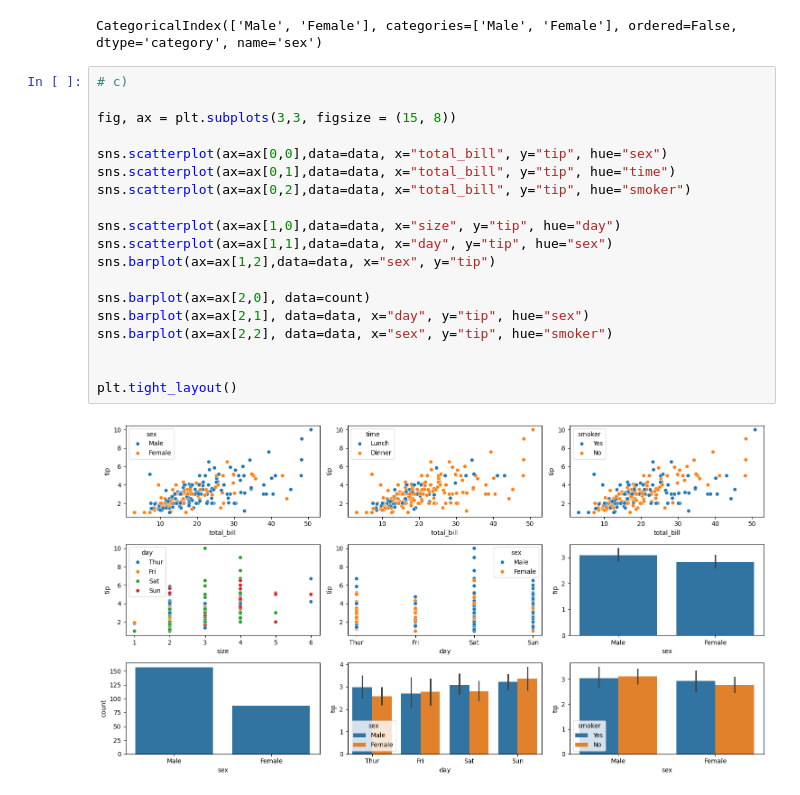
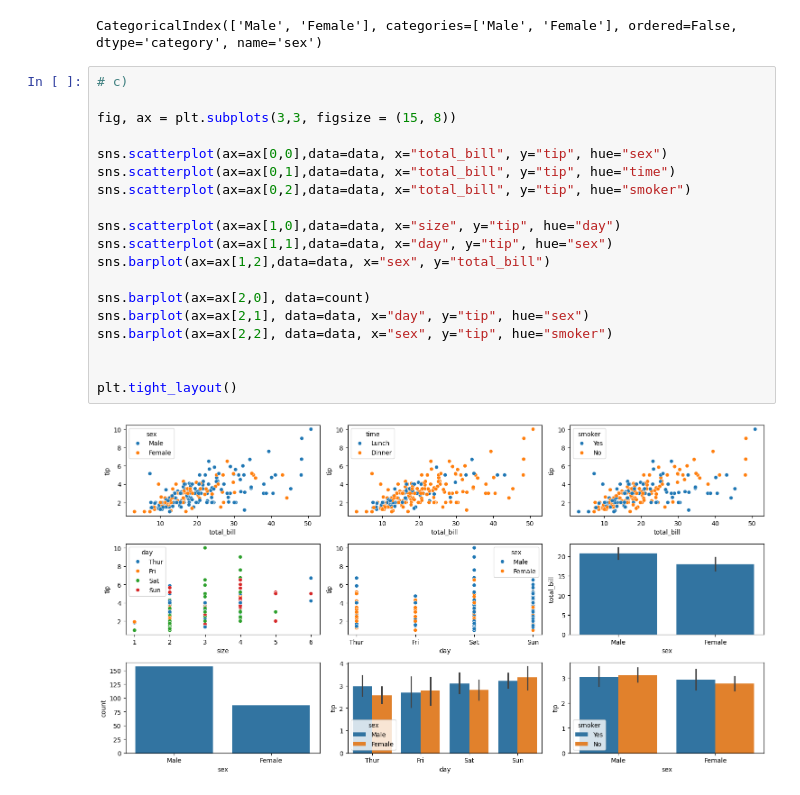
Before and after one commit to HanFredriksson/AI-plugg-filer-Hannes-Fredriksson, a Jupyter notebook: Maskininlärning/Uppgifter/E02_overfit_regularization.ipynb, the cells around one changed output. Saved outputs shown, nothing was run; the diff lists cells and outputs as text.

```diff
--- a/Maskininlärning/Uppgifter/E02_overfit_regularization.ipynb
+++ b/Maskininlärning/Uppgifter/E02_overfit_regularization.ipynb
@@ -70,21 +76,21 @@ CategoricalIndex(['Male', 'Female'], categories=['Male', 'Female'], ordered=Fals
 # %%
 # c)
 
 fig, ax = plt.subplots(3,3, figsize = (15, 8))
 
 sns.scatterplot(ax=ax[0,0],data=data, x="total_bill", y="tip", hue="sex")
 sns.scatterplot(ax=ax[0,1],data=data, x="total_bill", y="tip", hue="time")
 sns.scatterplot(ax=ax[0,2],data=data, x="total_bill", y="tip", hue="smoker")
 
 sns.scatterplot(ax=ax[1,0],data=data, x="size", y="tip", hue="day")
 sns.scatterplot(ax=ax[1,1],data=data, x="day", y="tip", hue="sex")
-sns.barplot(ax=ax[1,2],data=data, x="sex", y="tip")
+sns.barplot(ax=ax[1,2],data=data, x="sex", y="total_bill")
 
 sns.barplot(ax=ax[2,0], data=count)
 sns.barplot(ax=ax[2,1], data=data, x="day", y="tip", hue="sex")
 sns.barplot(ax=ax[2,2], data=data, x="sex", y="tip", hue="smoker")
 
 
 plt.tight_layout()
 # %% [output]
-[figure, old version]
+[figure, new version]
```
Also changed, not shown: parts of 7 cells of this notebook, 18 other files.
